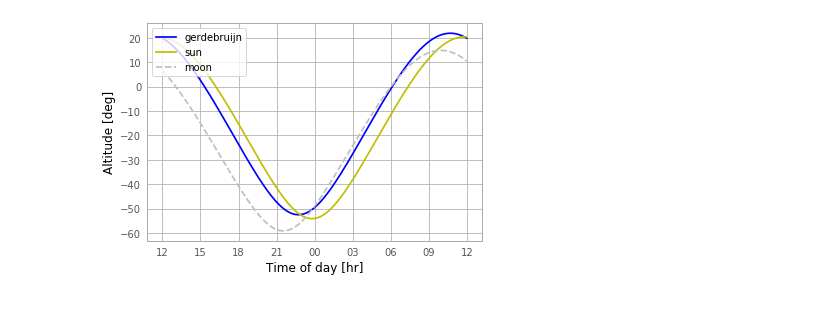
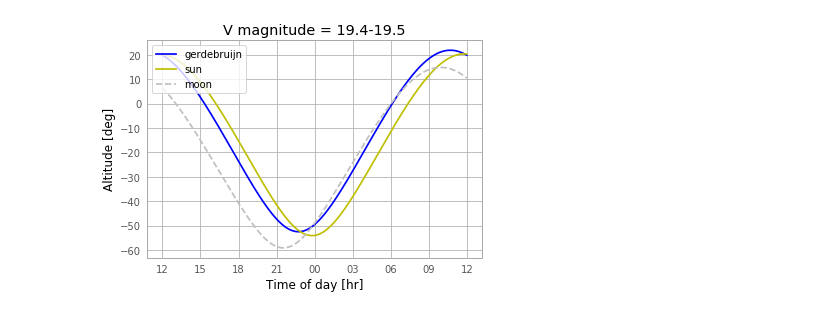
Before and after one commit to ygrange/minor_planet_visibility, a Jupyter notebook: Minor planet visibility.ipynb, the cells around one changed output. Drawn from its saved outputs; the diff is of its cells as text; code cells hidden in the pictures.

Commit message:
Added magnitudes

```diff
--- a/Minor planet visibility.ipynb
+++ b/Minor planet visibility.ipynb
@@ -31,9 +31,10 @@ def get_scoords(date, location):
     query = mpc.MPCClass()
     eph = query.get_ephemeris(target='gerdebruijn', start=start_time, step=time_delta, number=nsteps)
     scoords = SkyCoord(eph['RA'],eph['Dec'], obstime=eph['Date'], location=location).altaz
-    return scoords
+    magnitudes = eph['V']
+    return scoords, min(magnitudes), max(magnitudes)
 # %%
-scoords = get_scoords(date ="2019-02-01", location=location)
+scoords, magmin, magmax = get_scoords(date ="2019-02-01", location=location)
 Times = Time(scoords.obstime.datetime)
 sun_coords = SkyCoord(get_sun(Times), location=location).altaz
 moon_coords = SkyCoord(get_moon(Times), location=location).altaz
@@ -50,13 +51,14 @@ x_times = Times.datetime
 # %%
 fig = plt.subplot(111)
 fig.plot(x_times, Alts, label='gerdebruijn', color='b')
 fig.plot(x_times, SunAlts, label='sun', color='y')
 fig.plot(x_times, MoonAlts, label='moon', color=[0.75]*3, ls='--')
+plt.title("V magnitude = {magmin}-{magmax}".format(magmin=magmin, magmax=magmax) )
 plt.xlabel('Time of day [hr]')
 plt.ylabel('Altitude [deg]')
 plt.legend(loc='upper left')
 fig.xaxis.set_major_formatter(DateFormatter('%H'))
 # %% [output]
-[figure, old version]
+[figure, new version]
 # %%
 scolist = list()
```
Also changed, not shown: parts of 2 cells of this notebook.
